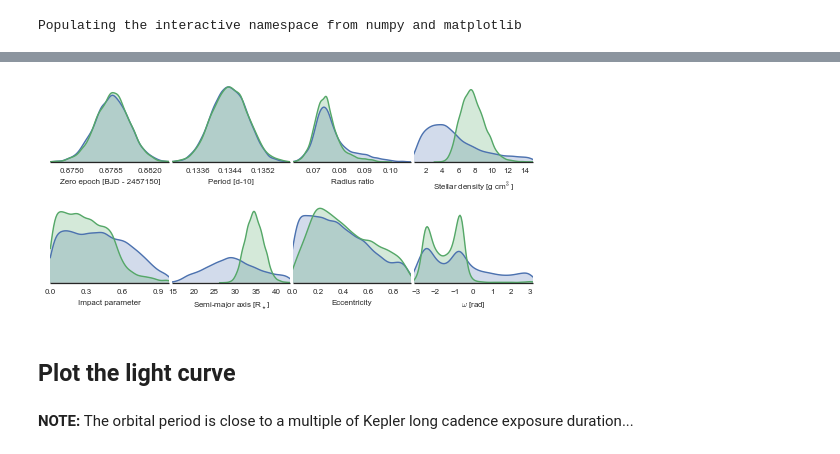
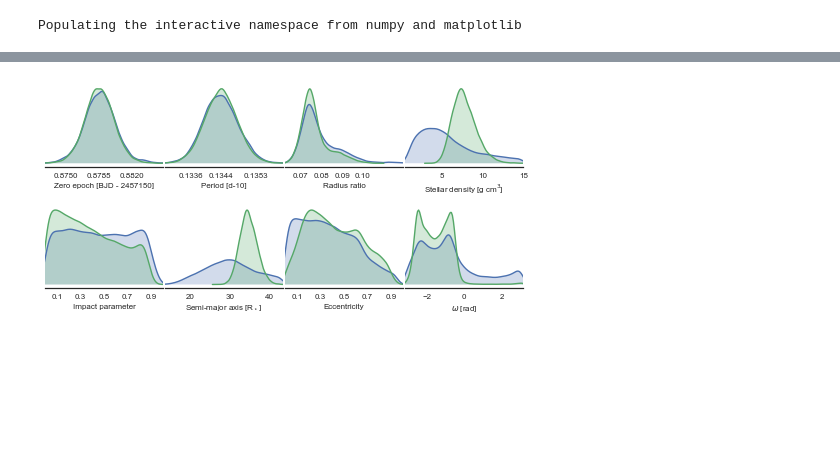
Before and after one commit to hpparvi/prae1b, a Jupyter notebook: notebooks/03_wn_analysis.ipynb, the cells around one changed output, grey strips where cells are left out. Drawn from its saved outputs; the diff is of its cells as text; code cells hidden in the pictures; blank space fills up the shorter version.

```diff
--- a/notebooks/03_wn_analysis.ipynb
+++ b/notebooks/03_wn_analysis.ipynb
@@ -5,7 +6,2 @@
 # %% [output]
 Populating the interactive namespace from numpy and matplotlib
-# %%
-from core import *
-from plots import AAOCW, AAPGW
-def T14(p,a,k,I):
-    return p/pi*arcsin( (1./a)*sqrt( ((1+k)**2 - (a*cos(I))**2) / (1-cos(I)**2)))
@@ -53,27 +28,35 @@ dfa.describe()
+# %%
+lpf = LPFunction()
+chs = [load('../results/02{:s}.npz'.format(run))['chains'] for run in 'b c'.split()]
+fcs = [ch[:,50:,:].reshape([-1, lpf.ps.ndim]) for ch in chs]
+mps = [median(fc, 0) for fc in fcs]
+dfs = list(map(create_df, fcs))
 # %%
 sb.set_context('paper')
 fig,ax = subplots(2,4, figsize=(AAPGW,AAOCW))
 
 pars = 'tcc pc k rho b a ecc w'.split()
 labels = ('Zero epoch [BJD - {:7d}], Period [d-10], Radius ratio, '
           'Stellar density [g cm$^3$], '
           'Impact parameter, Semi-major axis [R$_\star$], Eccentricity, $\omega$ [rad]'.format(bjdref+2317).split(', '))
 
 for i,(par,label) in enumerate(zip(pars,labels)):
-    sb.kdeplot(dfa[par], shade=True, ax=ax.flat[i], legend=False)
-    sb.kdeplot(dfb[par], shade=True, ax=ax.flat[i], legend=False)
-    setp(ax.flat[i], xlabel=label, xlim=percentile(dfa[par], [0.05,99.95]))
+    sb.kdeplot(dfs[0][par], shade=True, ax=ax.flat[i], legend=False)
+    sb.kdeplot(dfs[1][par], shade=True, ax=ax.flat[i], legend=False)
+    setp(ax.flat[i], xlabel=label, xlim=percentile(dfs[0][par], [0.05,99.95]))
 
 sb.despine(fig, left=True)
 setp(sum([a.get_yticklabels() for a in ax.flat]), visible=False)
 [a.xaxis.label.set_size(8) for a in ax.flat]
 
 setp(ax[0,0], xticks=linspace(0.875,0.882, 3))
-setp(ax[1,0], xticks=linspace(0,0.9, 4))
-setp(ax[0,1], xticks=np.round(percentile(dfa.pc, [3,50,97]), 4))
+setp(ax[0,1], xticks=np.round(percentile(dfs[0].pc, [3,50,97]), 4))
+setp(ax[0,2], xticks=linspace(0.07, 0.1, 4))
+setp(ax[1,0], xticks=linspace(0.1,0.9, 5), xlim=(0,1))
+setp(ax[1,2], xticks=linspace(0.1,0.9, 5), xlim=(0,1))
 
 fig.tight_layout()
 fig.subplots_adjust(wspace=0.02)
-fig.savefig('basic_parameter_estimates_wn_pub.pdf')
+fig.savefig('../plots/basic_parameter_estimates_wn_pub.pdf')
 # %% [output]
-[figure, old version]
+[figure, new version]
@@ -82,2 +62,0 @@ a.xaxis.label.set_size
-# %% [markdown]
-## Plot the light curve
@@ -96,2 +62,0 @@ flux_mo = median(array([lpf.compute_lc_model(pv) for pv in pvs]), 0)
-# %% [markdown]
-**NOTE:** The orbital period is close to a multiple of Kepler long cadence exposure duration...
```
Also changed, not shown: parts of 15 cells of this notebook, 2 other files.
